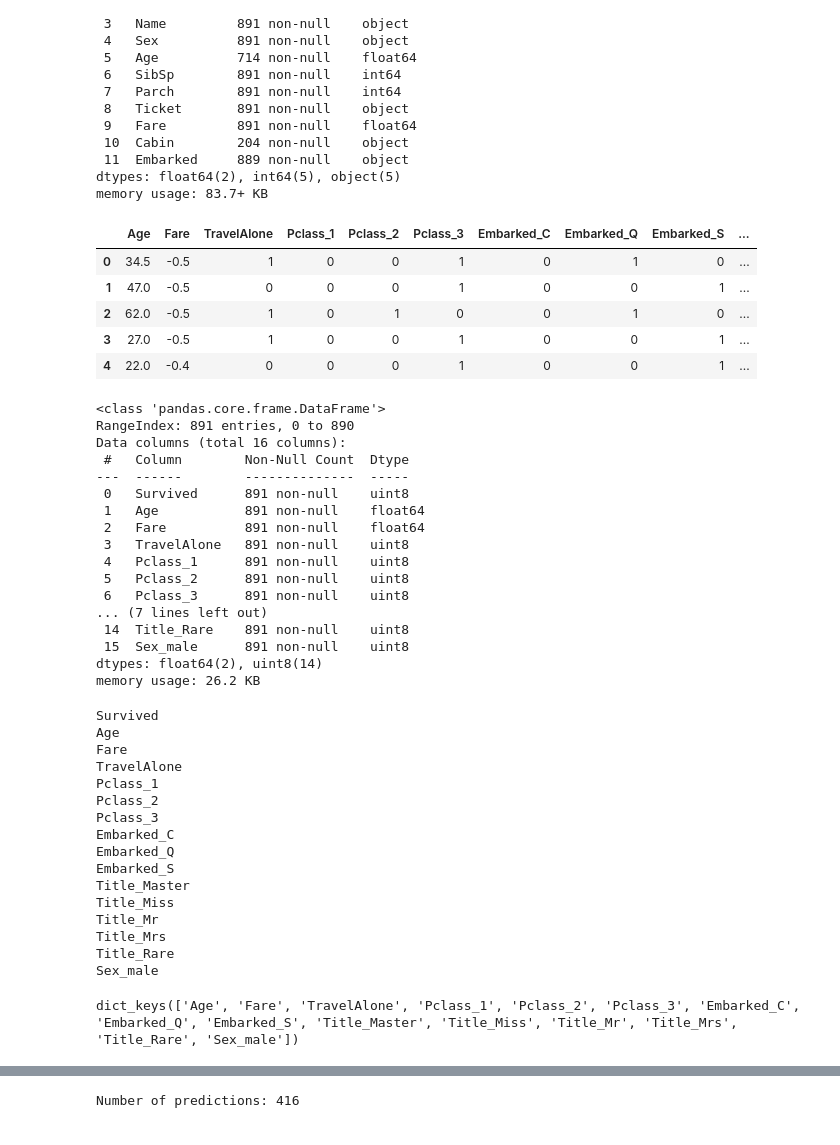
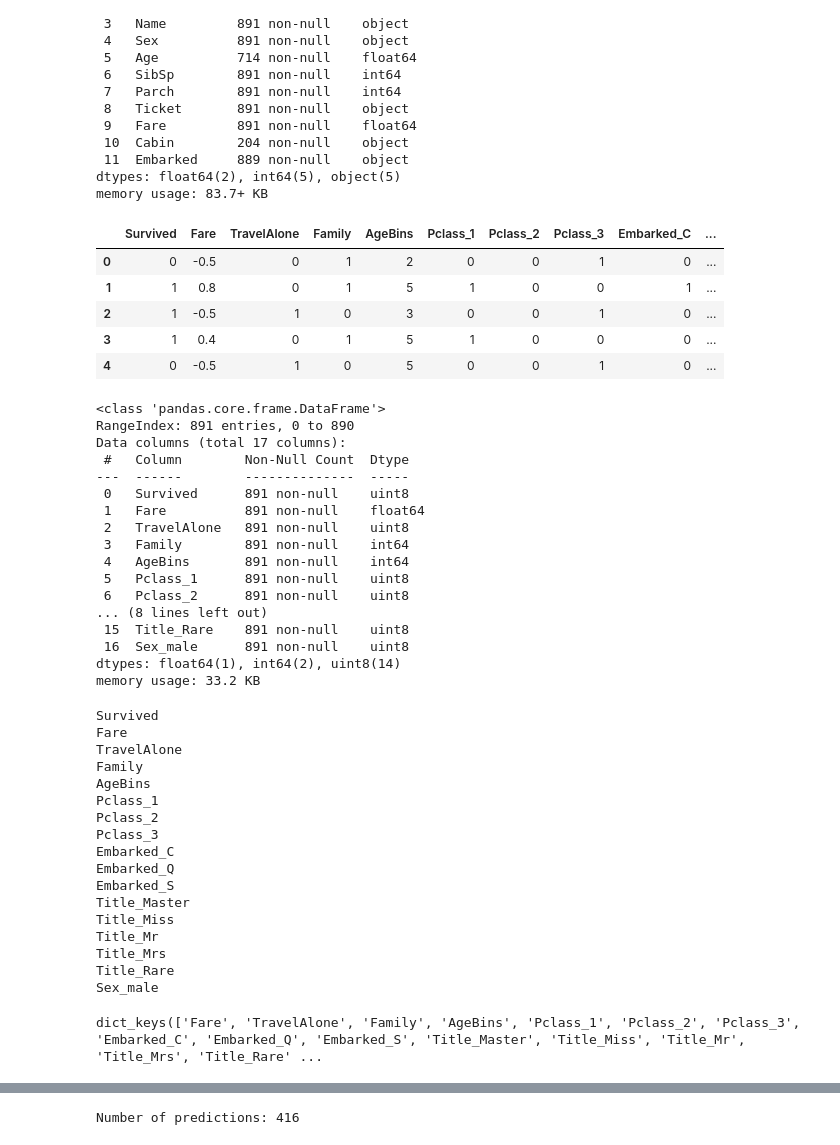
Before and after one commit to MichalGasiorowski/ml-playground, a Jupyter notebook: kaggle/Titanic/notebooks/Titanic-poc.ipynb, the cells around one changed output, grey strips where cells are left out. Drawn from its saved outputs; the diff is of its cells as text; code cells hidden in the pictures.

```diff
--- a/kaggle/Titanic/notebooks/Titanic-poc.ipynb
+++ b/kaggle/Titanic/notebooks/Titanic-poc.ipynb
@@ -97,6 +97,7 @@ median_age = None
 most_embarked_from = None
 train_fare_mean = None
 train_fare_std = None
+feat_bins = {}
 
 def drop_columns(df):
     df.drop("Name", axis=1, inplace=True)
@@ -106,6 +107,7 @@ def drop_columns(df):
     df.drop("Sex_female", axis=1, inplace=True)
     df.drop('SibSp', axis=1, inplace=True)
     df.drop('Parch', axis=1, inplace=True)
+    df.drop('Age', axis=1, inplace=True)
     return df
 
 
@@ -122,8 +124,8 @@ def fill_missing_values(df):
     train_fare_mean = train_fare_mean or copy_df["Fare"].mean(skipna=True)
     train_fare_std = train_fare_std or copy_df["Fare"].std(skipna=True)
 
-    copy_df["Age"].fillna(median_age, inplace=True)
-    copy_df["Embarked"].fillna(most_embarked_from, inplace=True)
+    copy_df["Age"] = copy_df["Age"].fillna(median_age)
+    copy_df["Embarked"] = copy_df["Embarked"].fillna(most_embarked_from)
     copy_df["Fare"] = (copy_df["Fare"] - train_fare_mean) / train_fare_std
 
     return copy_df
@@ -141,12 +143,35 @@ def add_engineered(df):
     df['Title'] = df['Title'].replace(['Lady', 'Countess','Capt', 'Col', 'Don', 'Dr', 'Major', 'Rev', 'Sir', 'Jonkheer', 'Dona'], 'Rare')
 
     df['Title'] = df['Title'].replace(['Mlle','Mme','Ms'], 'Miss') # Mlle = Mademoiselle
+
+    df['Family'] = df['Parch'] + df['SibSp']
+
+    return df
+def create_bins(df):
+    df = df
+    for j in ['Age']:
+        df = bin_maker(df=df, col_name=j, num_bins=10)
+
+    return df
+
+def bin_maker(df, col_name, num_bins):
+    global feat_bins
+
+    '''Input dataframe, the name of the column and the number of qcut bins'''
+
+    if col_name not in feat_bins:
+        df[f'{col_name}Bins'], feat_bins_ret = pd.qcut(df[col_name], q=num_bins, retbins=True, labels=False, duplicates='drop')
+        feat_bins[col_name] = feat_bins_ret
+    else:
+        df[f'{col_name}Bins'] = pd.cut(df[col_name], bins=feat_bins[col_name], labels=False, duplicates='drop')
+
     return df
 
 def change_types(df):
     df['TravelAlone'] = df['TravelAlone'].astype('uint8')
     if 'Survived' in df.columns:
         df['Survived'] = df['Survived'].astype('uint8')
+
     return df
 
 def clean_data(df):
@@ -154,39 +179,41 @@ def clean_data(df):
 
     copy_df = fill_missing_values(copy_df)
     copy_df = add_engineered(copy_df)
+    copy_df = create_bins(copy_df)
     copy_df = create_categorical(copy_df)
     copy_df = drop_columns(copy_df)
     copy_df = change_types(copy_df)
+
     return copy_df
 # %%
 train_df_clean = clean_data(train_df)
 test_df_clean = clean_data(test_df)
 # %%
-test_df_clean.head()
+train_df_clean.head()
 # %% [output]
-|  | Age | Fare | TravelAlone | Pclass_1 | Pclass_2 | Pclass_3 | Embarked_C | Embarked_Q | Embarked_S | ... |
-| 0 | 34.5 | -0.5 | 1 | 0 | 0 | 1 | 0 | 1 | 0 | ... |
-| 1 | 47.0 | -0.5 | 0 | 0 | 0 | 1 | 0 | 0 | 1 | ... |
-| 2 | 62.0 | -0.5 | 1 | 0 | 1 | 0 | 0 | 1 | 0 | ... |
-| 3 | 27.0 | -0.5 | 1 | 0 | 0 | 1 | 0 | 0 | 1 | ... |
-| 4 | 22.0 | -0.4 | 0 | 0 | 0 | 1 | 0 | 0 | 1 | ... |
+|  | Survived | Fare | TravelAlone | Family | AgeBins | Pclass_1 | Pclass_2 | Pclass_3 | Embarked_C | ... |
+| 0 | 0 | -0.5 | 0 | 1 | 2 | 0 | 0 | 1 | 0 | ... |
+| 1 | 1 | 0.8 | 0 | 1 | 5 | 1 | 0 | 0 | 1 | ... |
+| 2 | 1 | -0.5 | 1 | 0 | 3 | 0 | 0 | 1 | 0 | ... |
+| 3 | 1 | 0.4 | 0 | 1 | 5 | 1 | 0 | 0 | 0 | ... |
+| 4 | 0 | -0.5 | 1 | 0 | 5 | 0 | 0 | 1 | 0 | ... |
 # %%
 train_df_clean.info()
 # %% [output]
 <class 'pandas.core.frame.DataFrame'>
 RangeIndex: 891 entries, 0 to 890
-Data columns (total 16 columns):
+Data columns (total 17 columns):
  #   Column        Non-Null Count  Dtype
 ---  ------        --------------  -----
  0   Survived      891 non-null    uint8
- 1   Age           891 non-null    float64
- 2   Fare          891 non-null    float64
- 3   TravelAlone   891 non-null    uint8
- 4   Pclass_1      891 non-null    uint8
- 5   Pclass_2      891 non-null    uint8
- 6   Pclass_3      891 non-null    uint8
-... (7 lines left out)
- 14  Title_Rare    891 non-null    uint8
- 15  Sex_male      891 non-null    uint8
-dtypes: float64(2), uint8(14)
-memory usage: 26.2 KB
+ 1   Fare          891 non-null    float64
+ 2   TravelAlone   891 non-null    uint8
+ 3   Family        891 non-null    int64
+ 4   AgeBins       891 non-null    int64
+ 5   Pclass_1      891 non-null    uint8
+ 6   Pclass_2      891 non-null    uint8
+... (8 lines left out)
+ 15  Title_Rare    891 non-null    uint8
+ 16  Sex_male      891 non-null    uint8
+dtypes: float64(1), int64(2), uint8(14)
+memory usage: 33.2 KB
@@ -195,9 +224,10 @@ for column in train_df_clean.columns:
     print(column)
 # %% [output]
 Survived
-Age
 Fare
 TravelAlone
+Family
+AgeBins
 Pclass_1
 Pclass_2
 Pclass_3
@@ -218,7 +248,7 @@ featcols = {
 }
 featcols.keys()
 # %% [output]
-dict_keys(['Age', 'Fare', 'TravelAlone', 'Pclass_1', 'Pclass_2', 'Pclass_3', 'Embarked_C', 'Embarked_Q', 'Embarked_S', 'Title_Master', 'Title_Miss', 'Title_Mr', 'Title_Mrs', 'Title_Rare', 'Sex_male'])
+dict_keys(['Fare', 'TravelAlone', 'Family', 'AgeBins', 'Pclass_1', 'Pclass_2', 'Pclass_3', 'Embarked_C', 'Embarked_Q', 'Embarked_S', 'Title_Master', 'Title_Miss', 'Title_Mr', 'Title_Mrs', 'Title_Rare' ...
 # %%
 # Split into train and eval
 msk = np.random.rand(len(train_df_clean)) < 0.8
```
Also changed, not shown: parts of 3 cells of this notebook.
